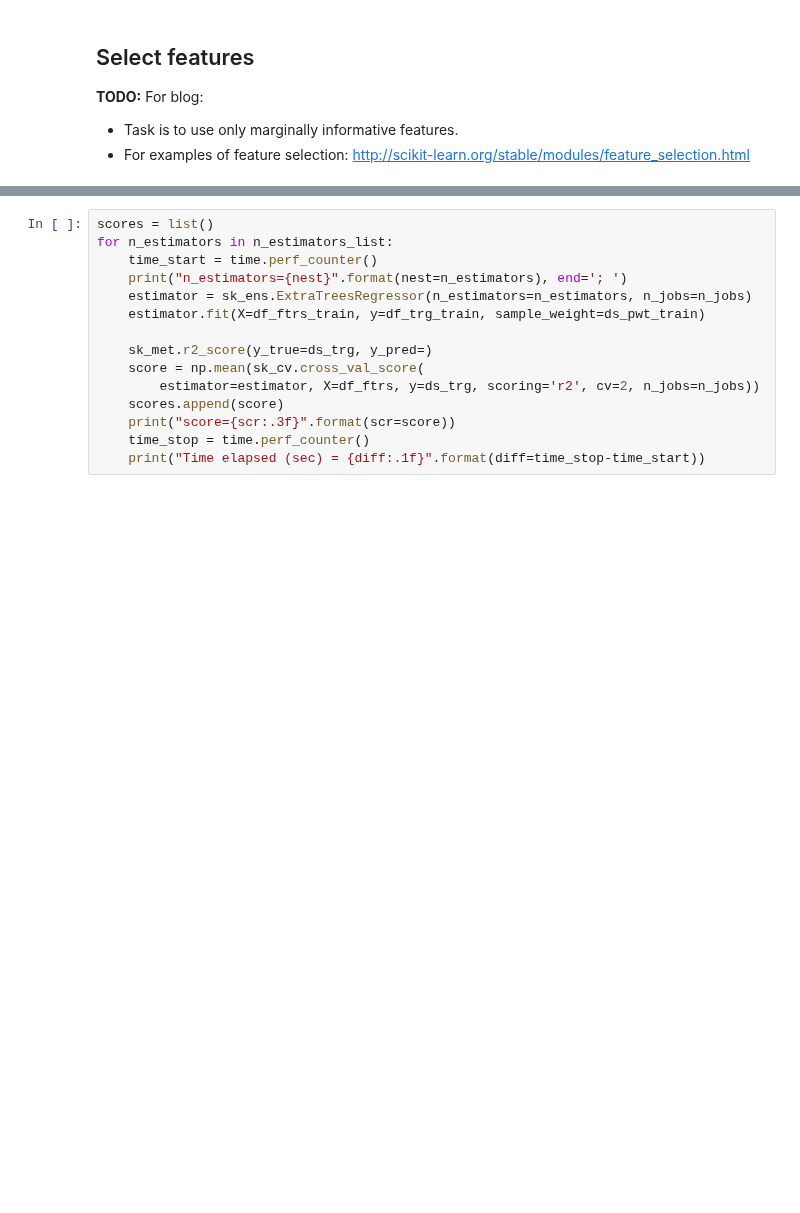
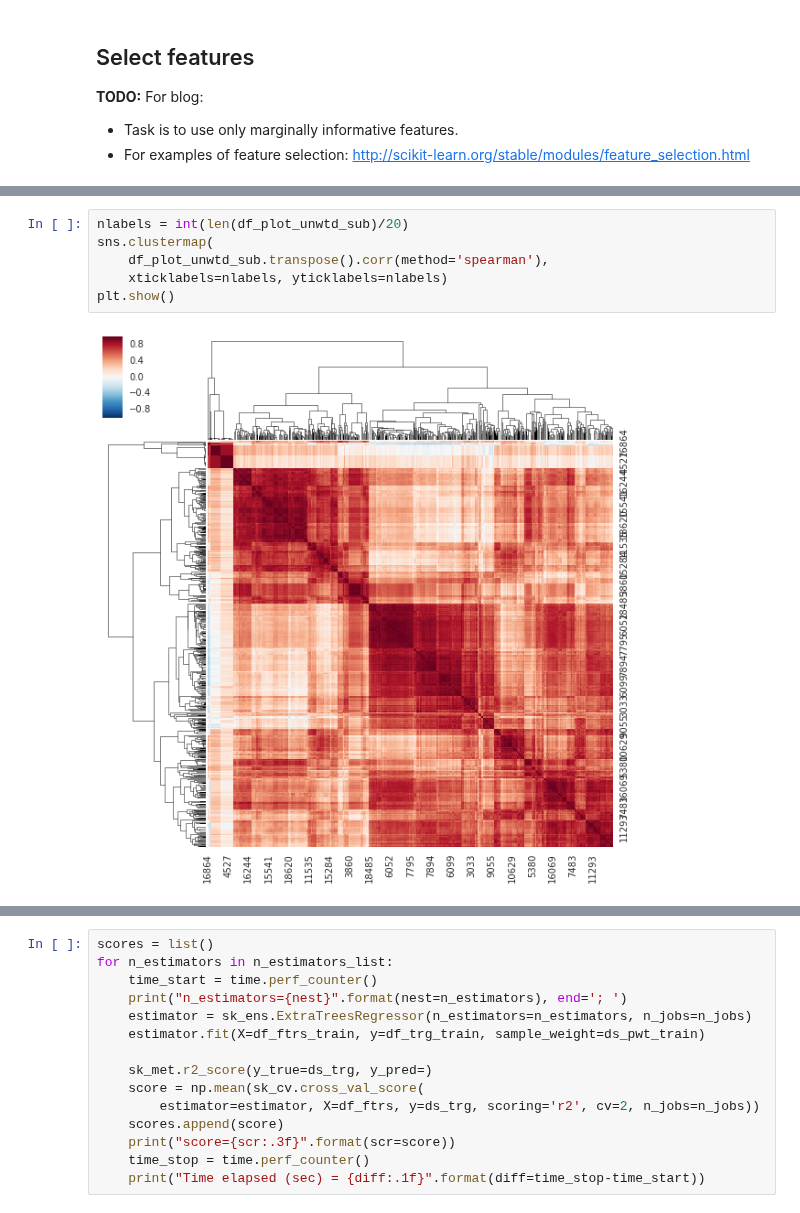
Before and after one commit to stharrold/stharrold.github.io, a Jupyter notebook: content/static/20160221-predict-household-income-from-census/20160221-predict-household-income-from-census.ipynb, the cells around one changed output, grey strips where cells are left out. Drawn from its saved outputs; the diff is of its cells as text; blank space fills up the shorter version.

```diff
--- a/content/static/20160221-predict-household-income-from-census/20160221-predict-household-income-from-census.ipynb
+++ b/content/static/20160221-predict-household-income-from-census/20160221-predict-household-income-from-census.ipynb
@@ -857,0 +929,8 @@ BDSP:
+# %%
+nlabels = int(len(df_plot_unwtd_sub)/20)
+sns.clustermap(
+    df_plot_unwtd_sub.transpose().corr(method='spearman'),
+    xticklabels=nlabels, yticklabels=nlabels)
+plt.show()
+# %% [output]
+[figure, added]
```
Also changed, not shown: parts of 14 cells of this notebook.
